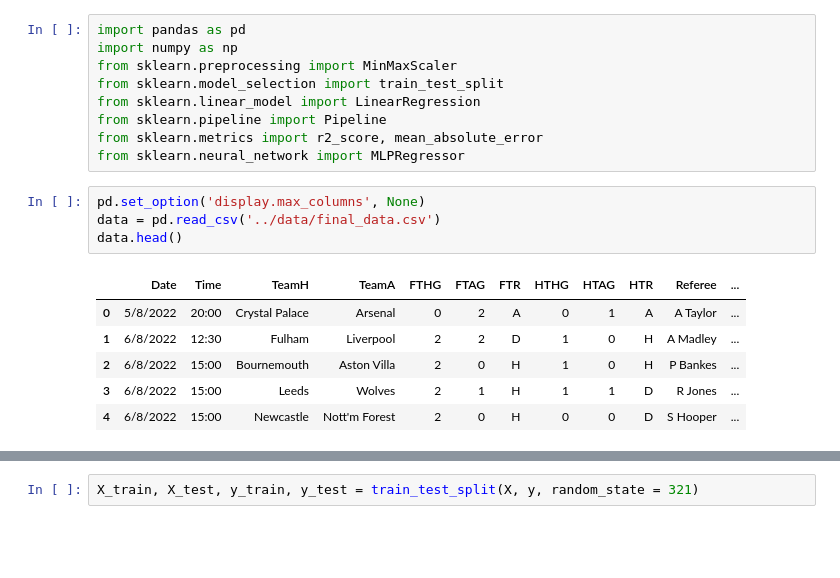
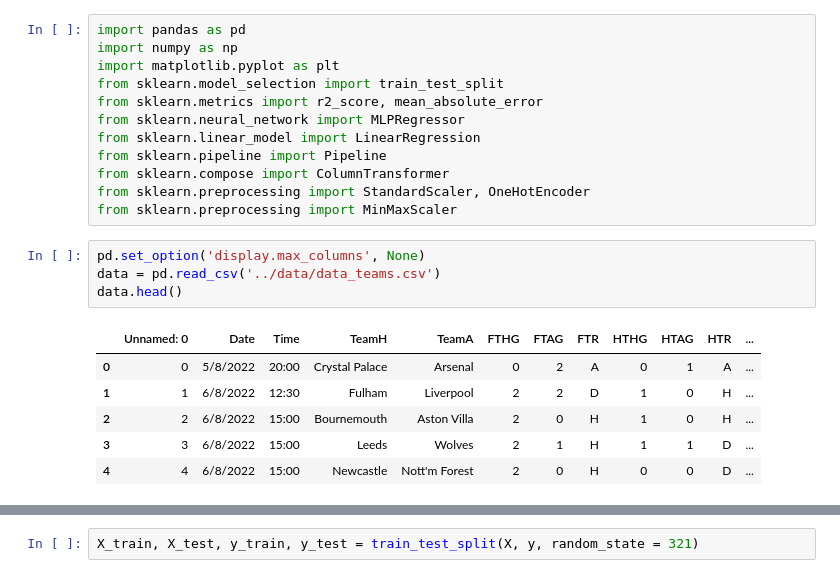
Before and after one commit to jeffreyreeve/capstone-premier-league-predictor, a Jupyter notebook: notebooks/neural_network.ipynb, the cells around one changed output, grey strips where cells are left out. Saved outputs shown, nothing was run; the diff lists cells and outputs as text; blank space fills up the shorter version.

```diff
--- a/notebooks/neural_network.ipynb
+++ b/notebooks/neural_network.ipynb
@@ -1,20 +1,23 @@
 # %%
 import pandas as pd
 import numpy as np
-from sklearn.preprocessing import MinMaxScaler
+import matplotlib.pyplot as plt
 from sklearn.model_selection import train_test_split
+from sklearn.metrics import r2_score, mean_absolute_error
+from sklearn.neural_network import MLPRegressor
 from sklearn.linear_model import LinearRegression
 from sklearn.pipeline import Pipeline
-from sklearn.metrics import r2_score, mean_absolute_error
-from sklearn.neural_network import MLPRegressor
+from sklearn.compose import ColumnTransformer
+from sklearn.preprocessing import StandardScaler, OneHotEncoder
+from sklearn.preprocessing import MinMaxScaler
 # %%
 pd.set_option('display.max_columns', None)
-data = pd.read_csv('../data/final_data.csv')
+data = pd.read_csv('../data/data_teams.csv')
 data.head()
 # %% [output]
-|  | Date | Time | TeamH | TeamA | FTHG | FTAG | FTR | HTHG | HTAG | HTR | Referee | ... |
-| 0 | 5/8/2022 | 20:00 | Crystal Palace | Arsenal | 0 | 2 | A | 0 | 1 | A | A Taylor | ... |
-| 1 | 6/8/2022 | 12:30 | Fulham | Liverpool | 2 | 2 | D | 1 | 0 | H | A Madley | ... |
-| 2 | 6/8/2022 | 15:00 | Bournemouth | Aston Villa | 2 | 0 | H | 1 | 0 | H | P Bankes | ... |
-| 3 | 6/8/2022 | 15:00 | Leeds | Wolves | 2 | 1 | H | 1 | 1 | D | R Jones | ... |
-| 4 | 6/8/2022 | 15:00 | Newcastle | Nott'm Forest | 2 | 0 | H | 0 | 0 | D | S Hooper | ... |
+|  | Unnamed: 0 | Date | Time | TeamH | TeamA | FTHG | FTAG | FTR | HTHG | HTAG | HTR | ... |
+| 0 | 0 | 5/8/2022 | 20:00 | Crystal Palace | Arsenal | 0 | 2 | A | 0 | 1 | A | ... |
+| 1 | 1 | 6/8/2022 | 12:30 | Fulham | Liverpool | 2 | 2 | D | 1 | 0 | H | ... |
+| 2 | 2 | 6/8/2022 | 15:00 | Bournemouth | Aston Villa | 2 | 0 | H | 1 | 0 | H | ... |
+| 3 | 3 | 6/8/2022 | 15:00 | Leeds | Wolves | 2 | 1 | H | 1 | 1 | D | ... |
+| 4 | 4 | 6/8/2022 | 15:00 | Newcastle | Nott'm Forest | 2 | 0 | H | 0 | 0 | D | ... |
```
Also changed, not shown: parts of 23 cells of this notebook.
